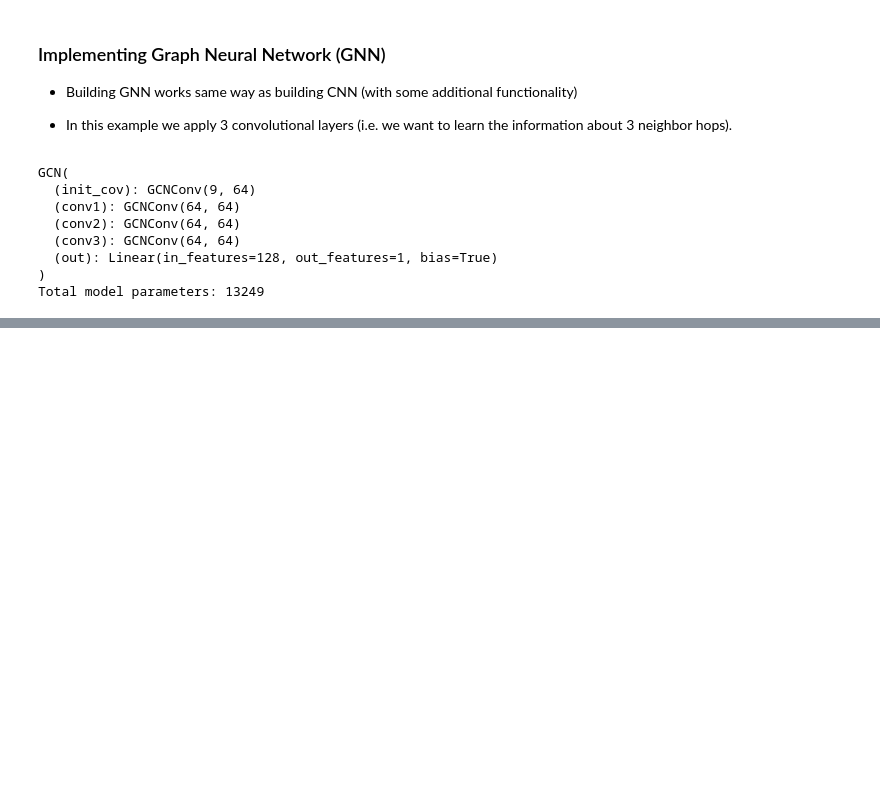
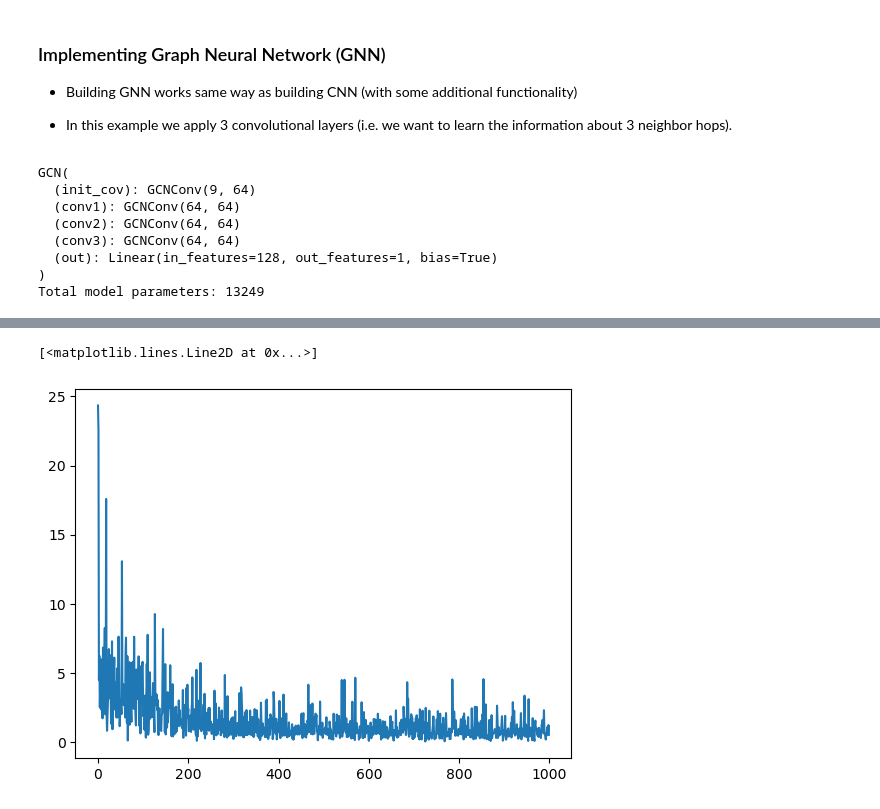
Before and after one commit to piyamure/ml_self_learning-, a Jupyter notebook: gnn_molecule.ipynb, the cells around one changed output, grey strips where cells are left out. Drawn from its saved outputs; the diff is of its cells as text; code cells hidden in the pictures; blank space fills up the shorter version.

Commit message:
gnn code to predict water solubility of chemicals

```diff
--- a/gnn_molecule.ipynb
+++ b/gnn_molecule.ipynb
@@ -152,0 +155,38 @@ Total model parameters: 13249
+# %%
+from torch_geometric.data import DataLoader
+import warnings
+warnings.filterwarnings('ignore')
+
+# loss function and optimizer
+loss_fn = torch.nn.MSELoss() # RMSE loss
+optimizer = torch.optim.Adam(model.parameters(),lr=0.0001)
+
+# use GPU if available
+device = 'cuda' if torch.cuda.is_available() else 'cpu'
+model = model.to(device)
+
+# create train and validation data loaders
+data_size = len(data)
+NUM_GRAPHS_PER_BATCH = 64
+n1 = int(0.8*data_size)
+train_data_loader = DataLoader(data[:n1], batch_size=NUM_GRAPHS_PER_BATCH,shuffle=True)
+val_data_loader = DataLoader(data[n1:],batch_size=NUM_GRAPHS_PER_BATCH,shuffle=True)
+# %%
+# training function
+def training():
+    for batch in train_data_loader:
+        batch.to(device)                                                   # send data to GPU
+        optimizer.zero_grad()                                              # clear the grad (before next iter)
+        pred,embd = model(batch.x.float(),batch.edge_index,batch.batch)    # get the prediction
+        loss = loss_fn(pred,batch.y)                                       # get the loss
+        loss.backward()                                                    # find the gradient of loss wrt weights
+        optimizer.step()                                                   # update the weights
+    return loss, embd
+# %%
+# do training for 1000 epochs
+losses = []
+for epoch in range(1000):
+    loss, h = training()
+    losses.append(loss)
+    if epoch % 100 == 0:
+        print(f'Epoch:{epoch} | Train Loss:{loss:.4f}')
@@ -152,0 +204,10 @@ Total model parameters: 13249
+# %%
+# plot the train loss
+import matplotlib.pyplot as plt
+import numpy as np
+
+losses_float = [float(loss.cpu().detach().numpy()) for loss in losses]
+plt.plot(np.arange(len(losses)), losses_float)
+# %% [output]
+[<matplotlib.lines.Line2D at 0x...>]
+[figure, added]
```
Also changed, not shown: parts of 6 cells of this notebook.
